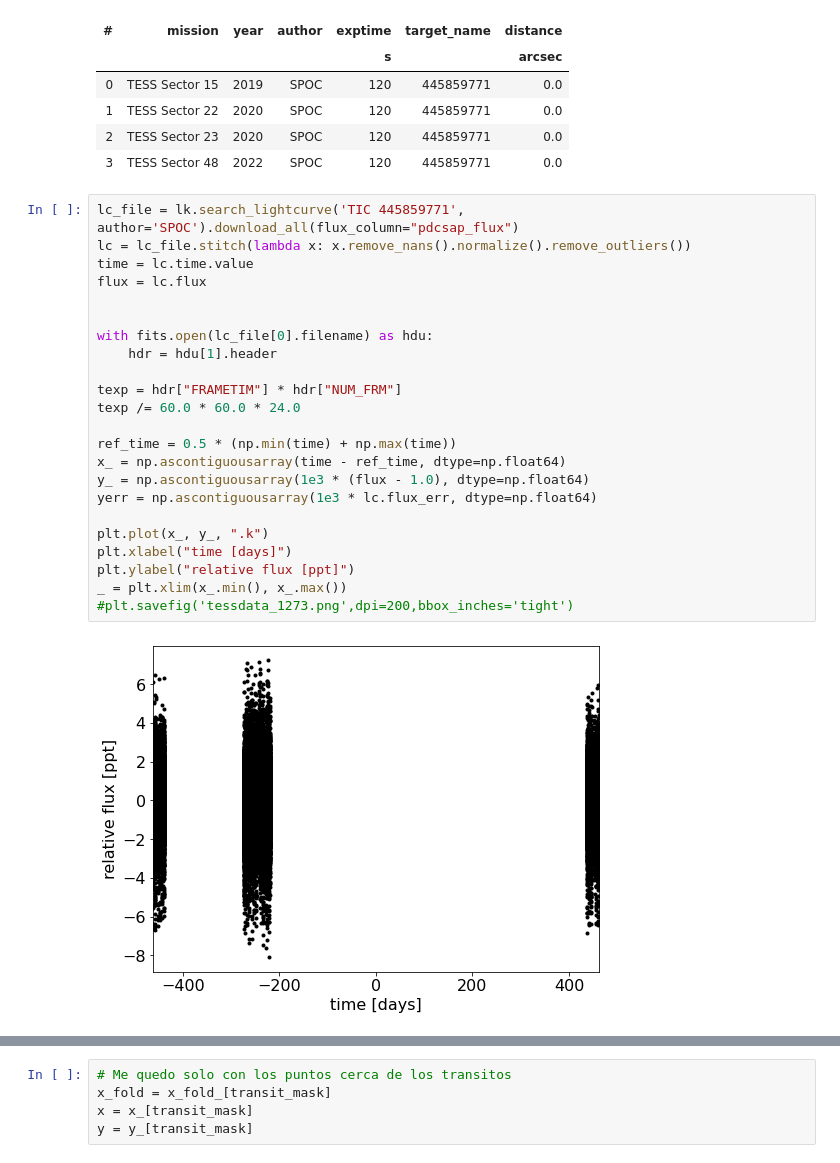
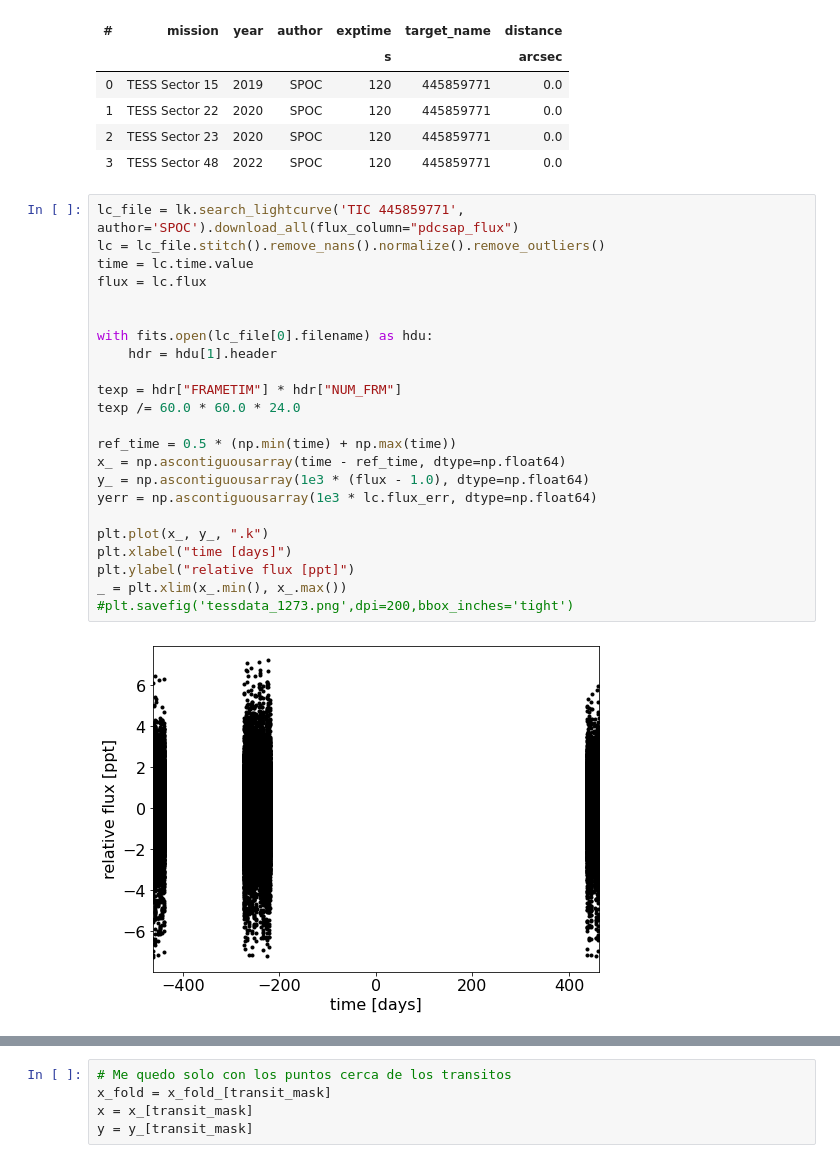
Before and after one commit to juanserrano90/tess_sophie_paper, a Jupyter notebook: transits_1273.ipynb, the cells around one changed output, grey strips where cells are left out. Saved outputs shown, nothing was run; the diff lists cells and outputs as text.

```diff
--- a/transits_1273.ipynb
+++ b/transits_1273.ipynb
@@ -31,29 +31,29 @@ SearchResult containing 4 data products.
 | 3 | TESS Sector 48 | 2022 | SPOC | 120 | 445859771 | 0.0 |
 # %%
 lc_file = lk.search_lightcurve('TIC 445859771', author='SPOC').download_all(flux_column="pdcsap_flux")
-lc = lc_file.stitch(lambda x: x.remove_nans().normalize().remove_outliers())
+lc = lc_file.stitch().remove_nans().normalize().remove_outliers()
 time = lc.time.value
 flux = lc.flux
 
 
 with fits.open(lc_file[0].filename) as hdu:
     hdr = hdu[1].header
 
 texp = hdr["FRAMETIM"] * hdr["NUM_FRM"]
 texp /= 60.0 * 60.0 * 24.0
 
 ref_time = 0.5 * (np.min(time) + np.max(time))
 x_ = np.ascontiguousarray(time - ref_time, dtype=np.float64)
 y_ = np.ascontiguousarray(1e3 * (flux - 1.0), dtype=np.float64)
 yerr = np.ascontiguousarray(1e3 * lc.flux_err, dtype=np.float64)
 
 plt.plot(x_, y_, ".k")
 plt.xlabel("time [days]")
 plt.ylabel("relative flux [ppt]")
 _ = plt.xlim(x_.min(), x_.max())
 #plt.savefig('tessdata_1273.png',dpi=200,bbox_inches='tight')
 # %% [output]
-[figure, old version]
+[figure, new version]
 # %%
 from astropy.timeseries import BoxLeastSquares
 
```
Also changed, not shown: parts of 9 cells of this notebook, 6 other files.
